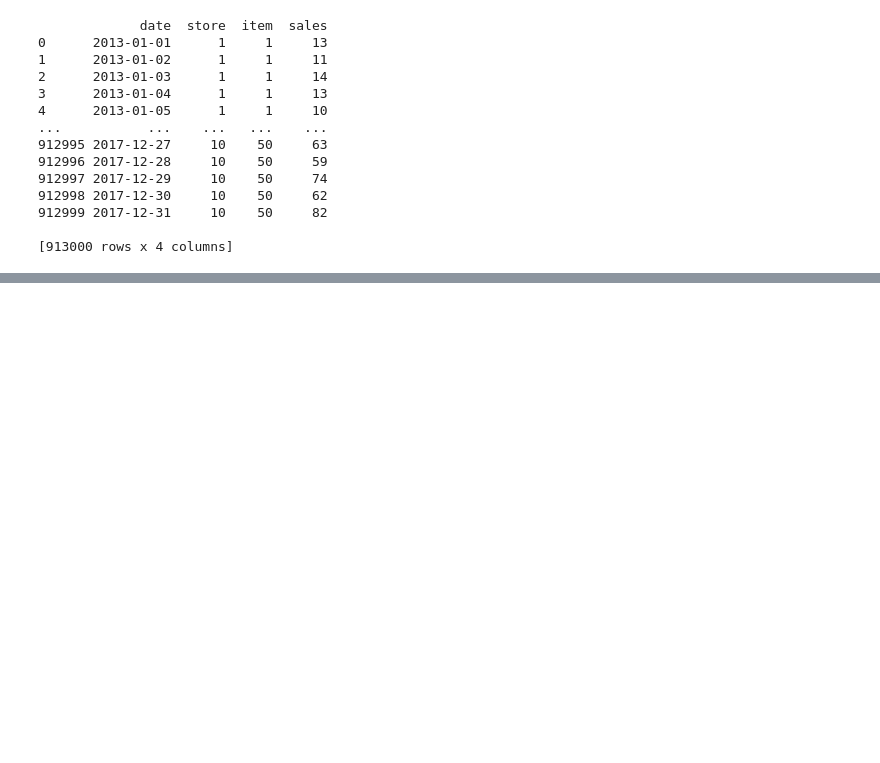
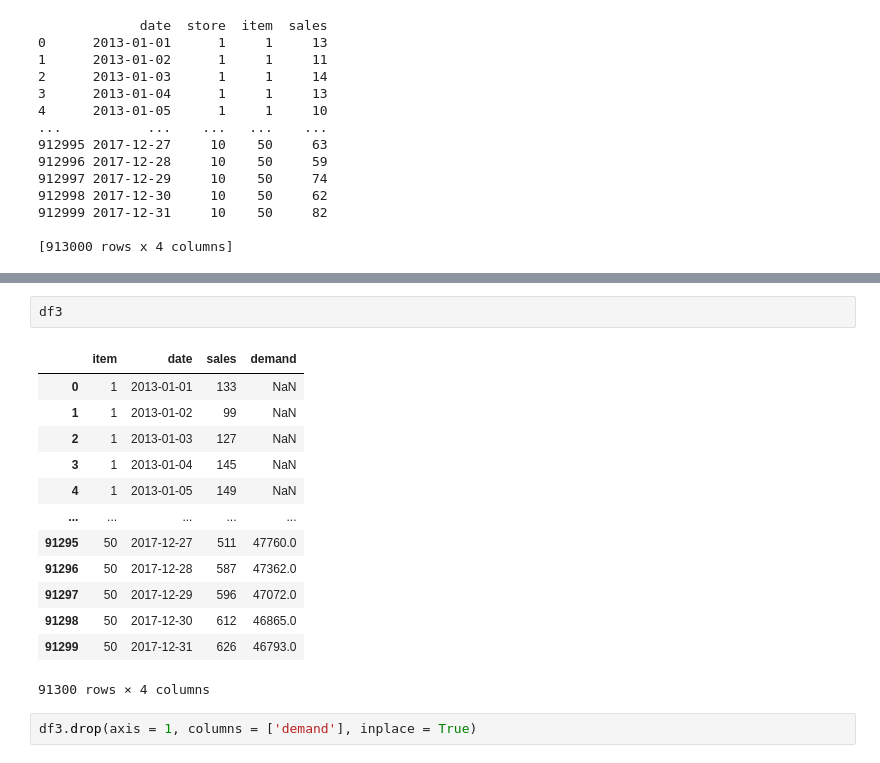
Before and after one commit to Harish-aditya/Inventory_forecasting, a Jupyter notebook: inventoryforecasting.ipynb, the cells around one changed output, grey strips where cells are left out. Drawn from its saved outputs; the diff is of its cells as text; blank space fills up the shorter version.

```diff
--- a/inventoryforecasting.ipynb
+++ b/inventoryforecasting.ipynb
@@ -314,0 +233,18 @@ from sklearn.metrics import roc_auc_score,roc_curve,classification_report,accura
+# %%
+df3
+# %% [output]
+|  | item | date | sales | demand |
+| 0 | 1 | 2013-01-01 | 133 | NaN |
+| 1 | 1 | 2013-01-02 | 99 | NaN |
+| 2 | 1 | 2013-01-03 | 127 | NaN |
+| 3 | 1 | 2013-01-04 | 145 | NaN |
+| 4 | 1 | 2013-01-05 | 149 | NaN |
+| ... | ... | ... | ... | ... |
+| 91295 | 50 | 2017-12-27 | 511 | 47760.0 |
+| 91296 | 50 | 2017-12-28 | 587 | 47362.0 |
+| 91297 | 50 | 2017-12-29 | 596 | 47072.0 |
+| 91298 | 50 | 2017-12-30 | 612 | 46865.0 |
+| 91299 | 50 | 2017-12-31 | 626 | 46793.0 |
+91300 rows × 4 columns
+# %%
+df3.drop(axis = 1, columns = ['demand'], inplace = True)
```
Also changed, not shown: parts of 102 cells of this notebook.
